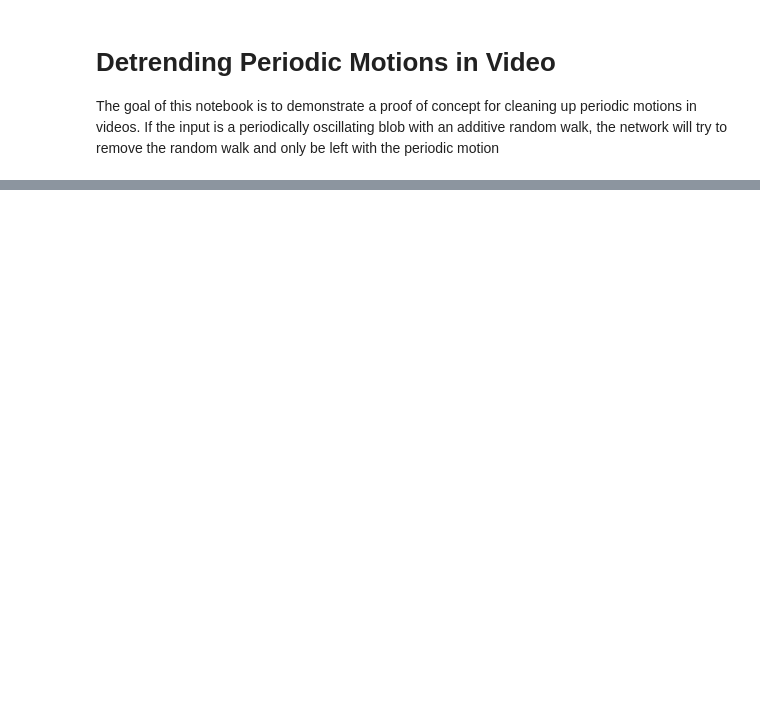
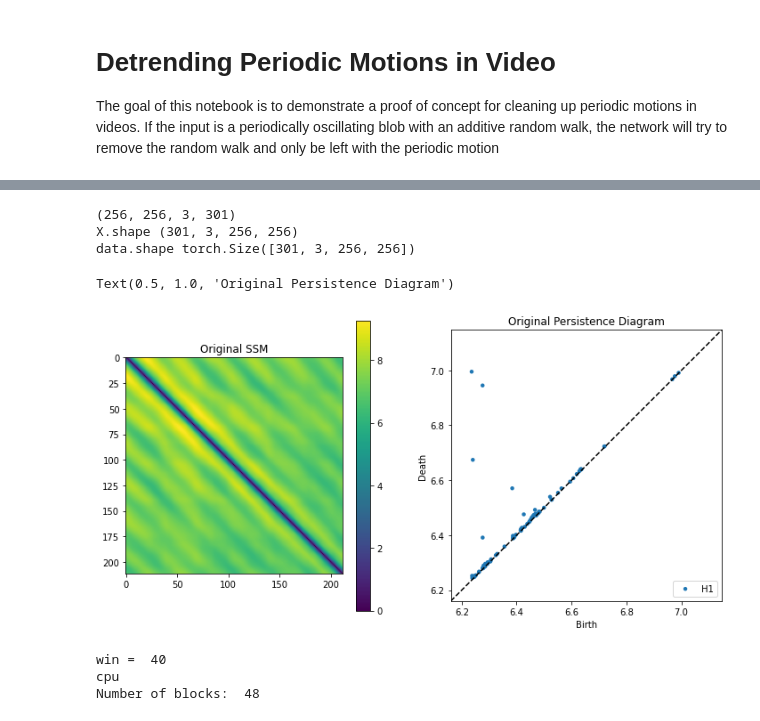
Before and after one commit to ctralie/deepcycles, a Jupyter notebook: ColorAmplification.ipynb, the cells around one changed output, grey strips where cells are left out. Drawn from its saved outputs; the diff is of its cells as text; code cells hidden in the pictures; blank space fills up the shorter version.

Commit message:
Plotting some things more nicely

```diff
--- a/ColorAmplification.ipynb
+++ b/ColorAmplification.ipynb
@@ -28,50 +30,48 @@ torch.manual_seed(2)
+# %%
+def resize_video(frames, res):
+    N = frames.shape[-1]
+    ret = np.zeros((res, res, 3, N))
+    for i in range(N):
+        ret[:, :, :, i] = 255*resize(frames[:, :, :, i], (res, res), anti_aliasing=True)
+    return ret
 # %%
-frames = load_video("Videos/face.mp4", make_rgb=True)
+res = 256
+frames = resize_video(load_video("Videos/face.mp4", make_rgb=True), res)
+print(frames.shape)
 #frames = frames[:, :, :, 100::]
 win = 40
 
 X = np.moveaxis(frames, [0, 1, 2, 3], [2, 3, 1, 0])
 X = np.array(X, dtype=float)/255
-X = X[:, :, 0:512, 0:512]
-#XMu = np.mean(X, axis=0)
-#X -= XMu[None, :, :, :]
-#XMax = np.max(np.abs(X))
-#X /= XMax
-
-
-#XOut = X/np.max(X)
-#XOut = np.array(255*X, dtype=np.uint8)
-#XOut = np.moveaxis(XOut, [2, 3, 1, 0], [0, 1, 2, 3])
-#save_video("MeanSubtract.avi", XOut, is_rgb=True)
-
-
-#XR = np.reshape(X, (X.shape[0], X.shape[1], X.shape[2]*X.shape[3]))
-#XR = np.moveaxis(XR, [0, 1, 2], [2, 0, 1])
-#XR = np.reshape(XR, (XR.shape[0], XR.shape[1]*XR.shape[2]))
-#print(np.std(XR, axis=1))
 print("X.shape", X.shape)
 data = torch.from_numpy(X).float()
 
 bl = BandpassLayer(0.5, 3, 30)
 #data = bl(data)
 print("data.shape", data.shape)
 
 batch_norm = torch.nn.BatchNorm2d(3)
 vid_dist = SlidingVideoDistanceMatrixLayer(win, 'cpu')
 rips = RipsPersistenceDistance([1])
 D = vid_dist(batch_norm(bl(data)))
 dgm = rips(D)[0]
 
 plt.figure(figsize=(12, 6))
 plt.subplot(121)
 plt.imshow(D.detach().numpy())
 plt.colorbar()
 plt.title("Original SSM")
 plt.subplot(122)
 dgm = dgm.detach().numpy()
 if dgm.size > 0:
     plot_diagrams(dgm, labels=["H1"])
 plt.title("Original Persistence Diagram")
+# %% [output]
+(256, 256, 3, 301)
+X.shape (301, 3, 256, 256)
+data.shape torch.Size([301, 3, 256, 256])
+Text(0.5, 1.0, 'Original Persistence Diagram')
+[figure, added]
 # %%
 def get_device():
     if torch.cuda.is_available():
@@ -87,9 +87,13 @@ device = get_device()
 print(device)
 data = data.to(device)
 autoencoder = BlockRipsRegularizedAutoencoderCNN(device, data, depth=3, dim=100, win=win, block_win=block_win,
-                                            block_hop=block_hop, lam_block=0.0005, lam_var = 0, lr=0.001, last_layer=nn.Sigmoid)
+                                            block_hop=block_hop, lam_block=0.0001, lam_var = 0, lr=0.001, last_layer=nn.Sigmoid)
 #autoencoder = RipsRegularizedAutoencoderCNN(device, data, depth=3, dim=100, win=win, lam=0.001, lr=0.001, last_layer=nn.Sigmoid)
 autoencoder = autoencoder.to(device)
 
 y = autoencoder.train_epochs(300, plot_interval=1)
+# %% [output]
+win =  40
+cpu
+Number of blocks:  48
 # %%
```
Also changed, not shown: parts of 4 cells of this notebook, 1 other file.
